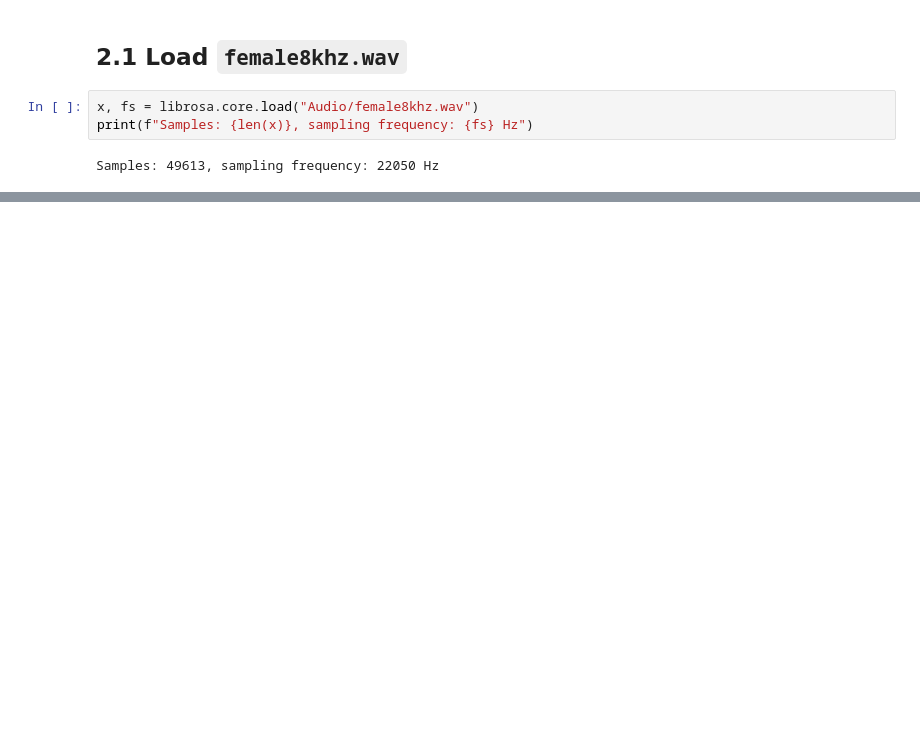
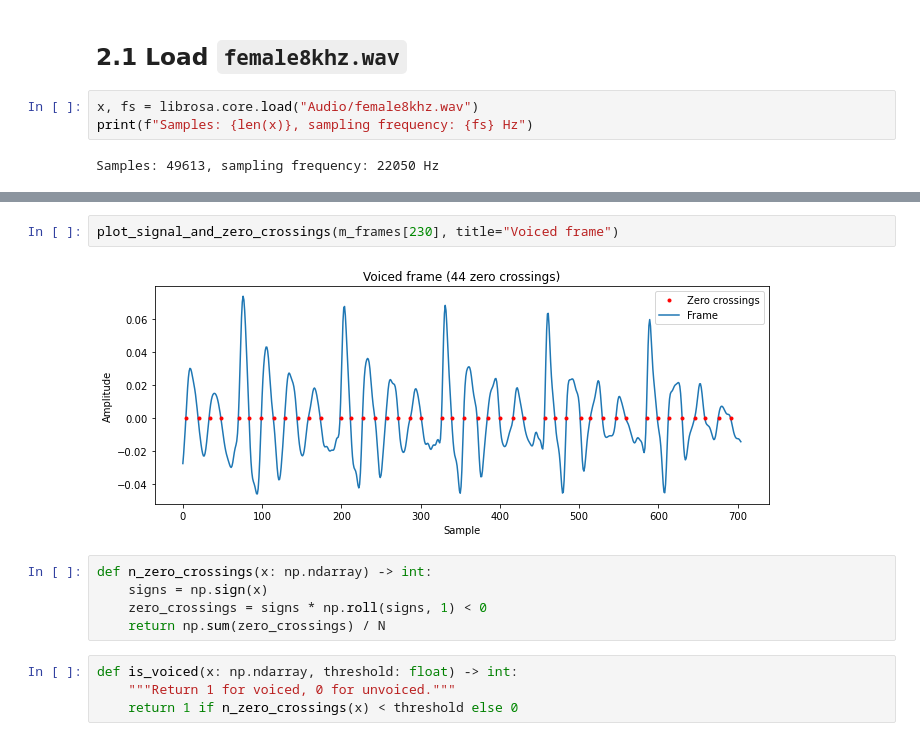
Before and after one commit to iibrahimli/ssp_sose2023, a Jupyter notebook: Exercise4/exercise4.ipynb, the cells around one changed output, grey strips where cells are left out. Cells and saved outputs as stored; diff of their text form; blank space fills up the shorter version.

```diff
--- a/Exercise4/exercise4.ipynb
+++ b/Exercise4/exercise4.ipynb
@@ -57,0 +177,13 @@ Samples: 49613, sampling frequency: 22050 Hz
+# %%
+plot_signal_and_zero_crossings(m_frames[230], title="Voiced frame")
+# %% [output]
+[figure, added]
+# %%
+def n_zero_crossings(x: np.ndarray) -> int:
+    signs = np.sign(x)
+    zero_crossings = signs * np.roll(signs, 1) < 0
+    return np.sum(zero_crossings) / N
+# %%
+def is_voiced(x: np.ndarray, threshold: float) -> int:
+    """Return 1 for voiced, 0 for unvoiced."""
+    return 1 if n_zero_crossings(x) < threshold else 0
```
Also changed, not shown: parts of 16 cells of this notebook.
